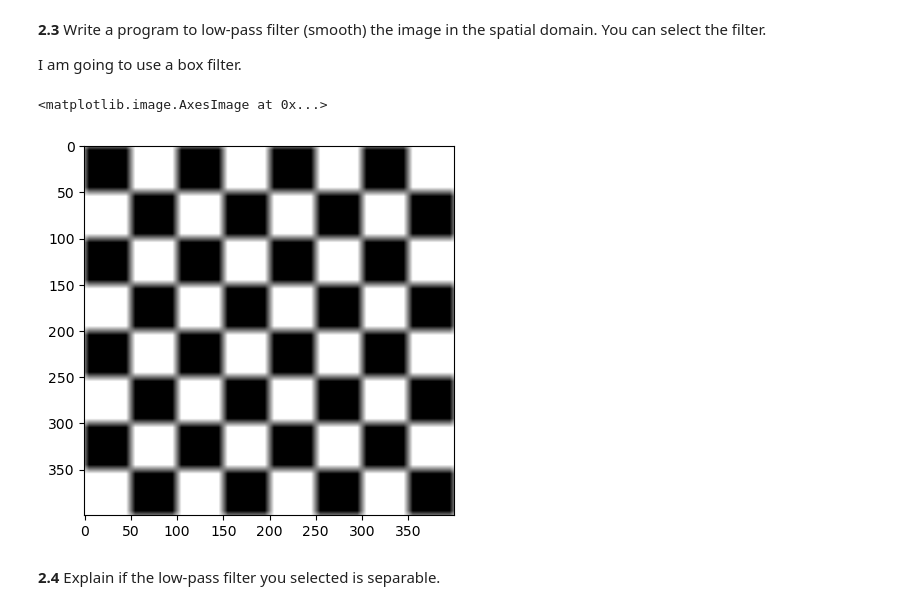
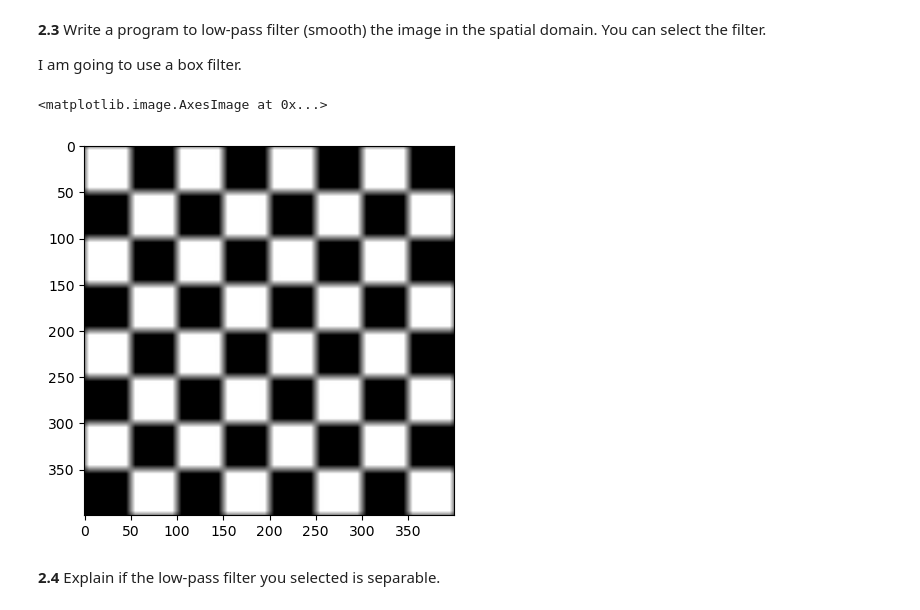
Before and after one commit to LennoxC/AIML331-Assignment-1, a Jupyter notebook: Assignment code.ipynb, the cells around one changed output. Saved outputs shown, nothing was run; the diff lists cells and outputs as text; code cells hidden in the pictures.

```diff
--- a/Assignment code.ipynb
+++ b/Assignment code.ipynb
@@ -180,10 +180,10 @@ def do_convolution(image, kernel):
 # %%
 output = Image.fromarray(do_convolution(checkerboard, kernel))
 # %%
-plt.imshow(output, cmap='gray_r', vmin=0, vmax=255)
+plt.imshow(output, cmap='gray', vmin=0, vmax=255)
 # %% [output]
 <matplotlib.image.AxesImage at 0x...>
-[figure, old version]
+[figure, new version]
 # %% [markdown]
 **2.4** Explain if the low-pass filter you selected is separable.
 # %% [markdown]
```
Also changed, not shown: parts of 3 cells of this notebook.
